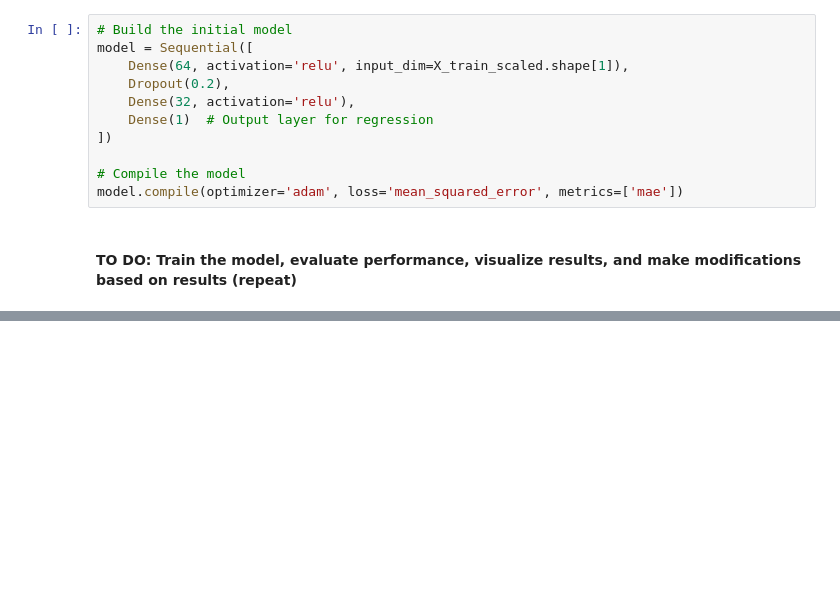
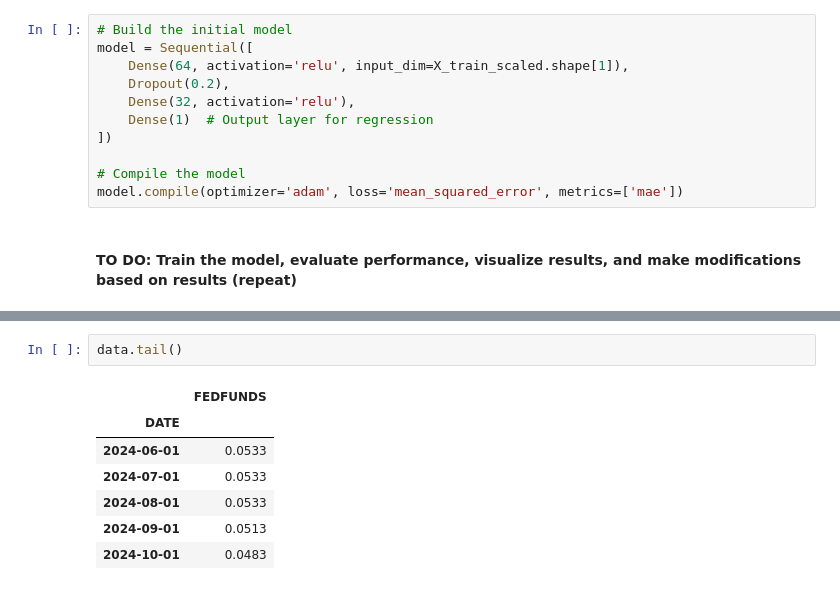
Before and after one commit to LauraAllObe/InterestRatesWithDL, a Jupyter notebook: interestRatePrediction.ipynb, the cells around one changed output, grey strips where cells are left out. Saved outputs shown, nothing was run; the diff lists cells and outputs as text; blank space fills up the shorter version.

```diff
--- a/interestRatePrediction.ipynb
+++ b/interestRatePrediction.ipynb
@@ -84,0 +237,10 @@ model.compile(optimizer='adam', loss='mean_squared_error', metrics=['mae'])
+# %%
+data.tail()
+# %% [output]
+|  | FEDFUNDS |
+| DATE |  |
+| 2024-06-01 | 0.0533 |
+| 2024-07-01 | 0.0533 |
+| 2024-08-01 | 0.0533 |
+| 2024-09-01 | 0.0513 |
+| 2024-10-01 | 0.0483 |
```
Also changed, not shown: parts of 11 cells of this notebook.
